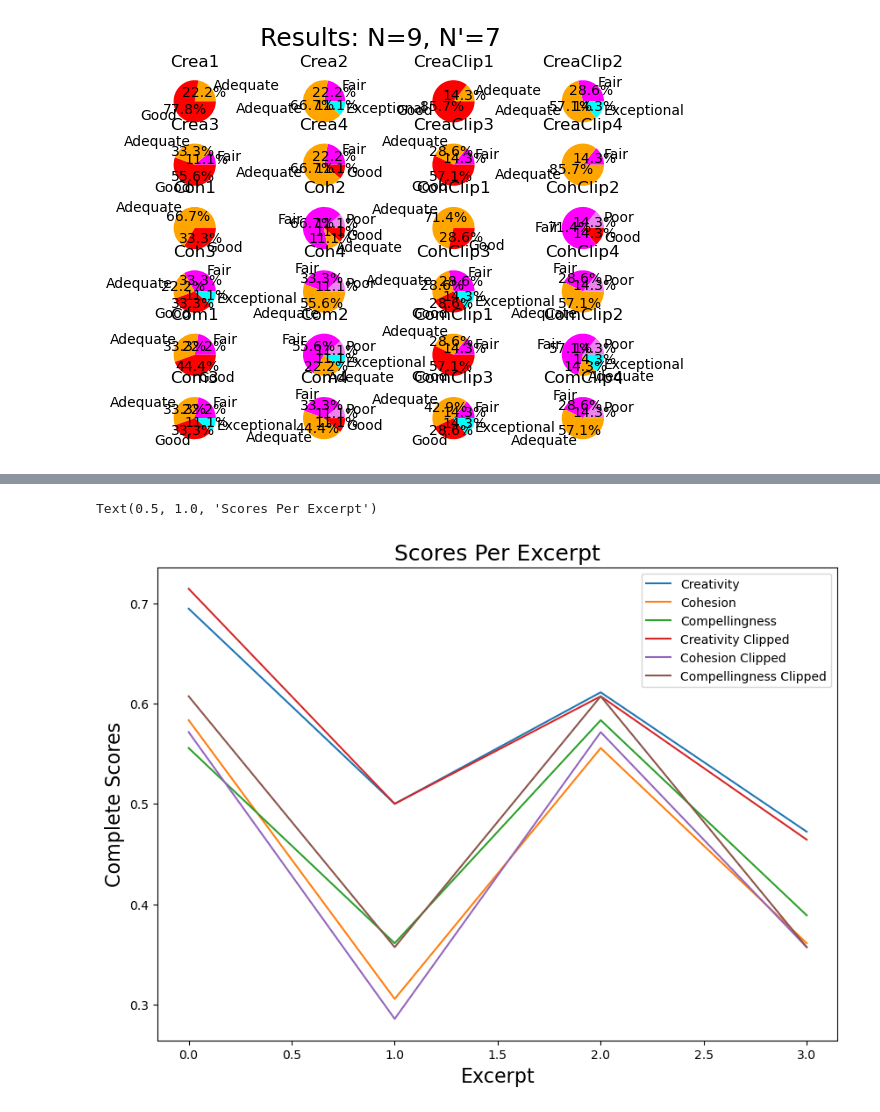
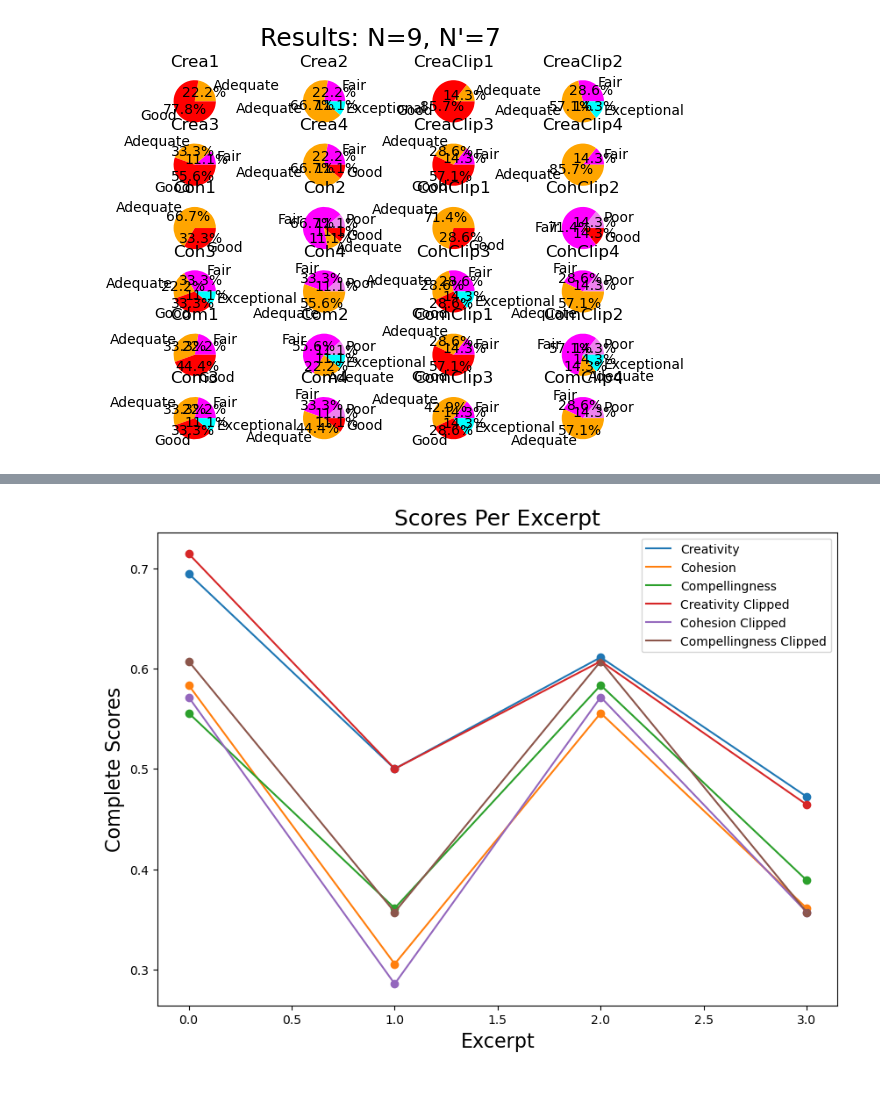
Before and after one commit to oscars47/Literary-RNN, a Jupyter notebook: data vis/datavis.ipynb, the cells around one changed output, grey strips where cells are left out. Cells and saved outputs as stored; diff of their text form; code cells hidden in the pictures.

```diff
--- a/data vis/datavis.ipynb
+++ b/data vis/datavis.ipynb
@@ -382,35 +385,42 @@ data_clean_restricted['Compelling3'].to_list(), data_clean_restricted['Compellin
 
 total_ls = [crea_ls, cohe_ls, comp_ls, crea_clip_ls, cohe_clip_ls, comp_clip_ls]
 for i, metric_ls in enumerate(total_ls):
     for ls in metric_ls:
         score = sum(ls)/(4*len(ls))
         if i == 0:
             crea_scores.append(score)
         elif i==1:
             cohe_scores.append(score)
         elif i == 2:
             comp_scores.append(score)
         elif i ==3:
             crea_clip_scores.append(score)
         elif i ==4:
             cohe_clip_scores.append(score)
         elif i==5:
             comp_clip_scores.append(score)
 
 plt.figure(figsize=(10,7))
 plt.plot(list(range(4)), crea_scores, label='Creativity')
 plt.plot(list(range(4)), cohe_scores, label='Cohesion')
 plt.plot(list(range(4)), comp_scores, label='Compellingness')
 plt.plot(list(range(4)), crea_clip_scores, label='Creativity Clipped')
 plt.plot(list(range(4)), cohe_clip_scores, label='Cohesion Clipped')
 plt.plot(list(range(4)), comp_clip_scores, label='Compellingness Clipped')
+
+plt.scatter(list(range(4)), crea_scores)
+plt.scatter(list(range(4)), cohe_scores)
+plt.scatter(list(range(4)), comp_scores)
+plt.scatter(list(range(4)), crea_clip_scores)
+plt.scatter(list(range(4)), cohe_clip_scores)
+plt.scatter(list(range(4)), comp_clip_scores)
 plt.legend()
 plt.xlabel('Excerpt', fontsize=16)
 plt.ylabel('Complete Scores', fontsize=16)
 plt.title('Scores Per Excerpt', fontsize=18)
+plt.show()
 # %% [output]
-Text(0.5, 1.0, 'Scores Per Excerpt')
-[figure, old version]
+[figure, new version]
 # %%
 # just clipped
 
```
Also changed, not shown: parts of 2 cells of this notebook, 8 other files.
